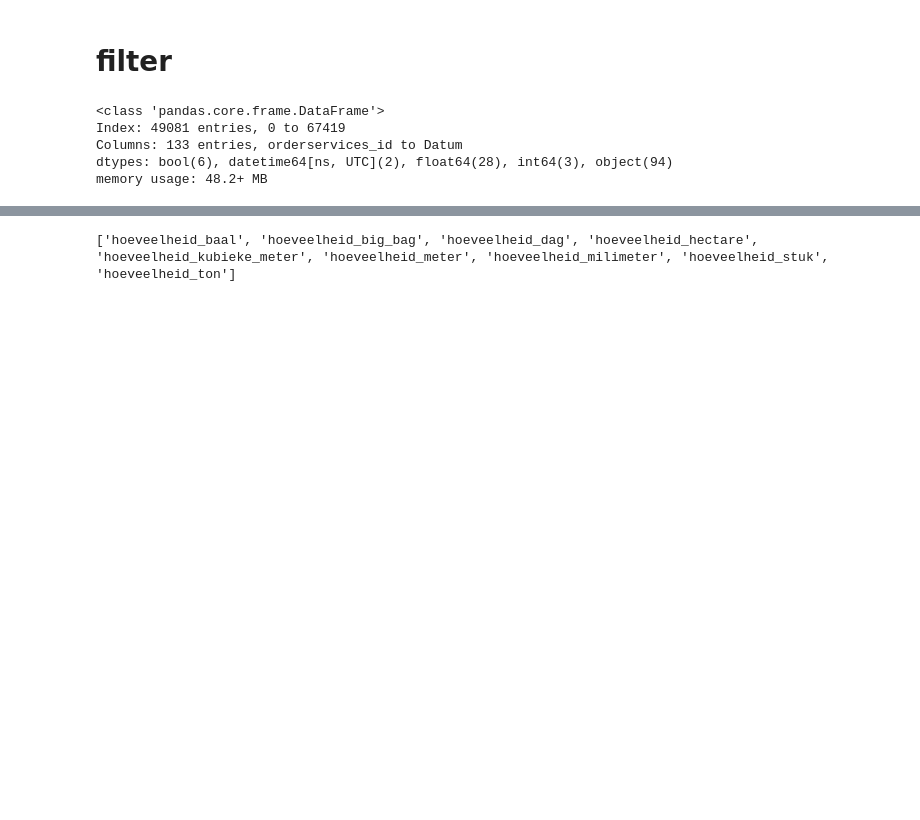
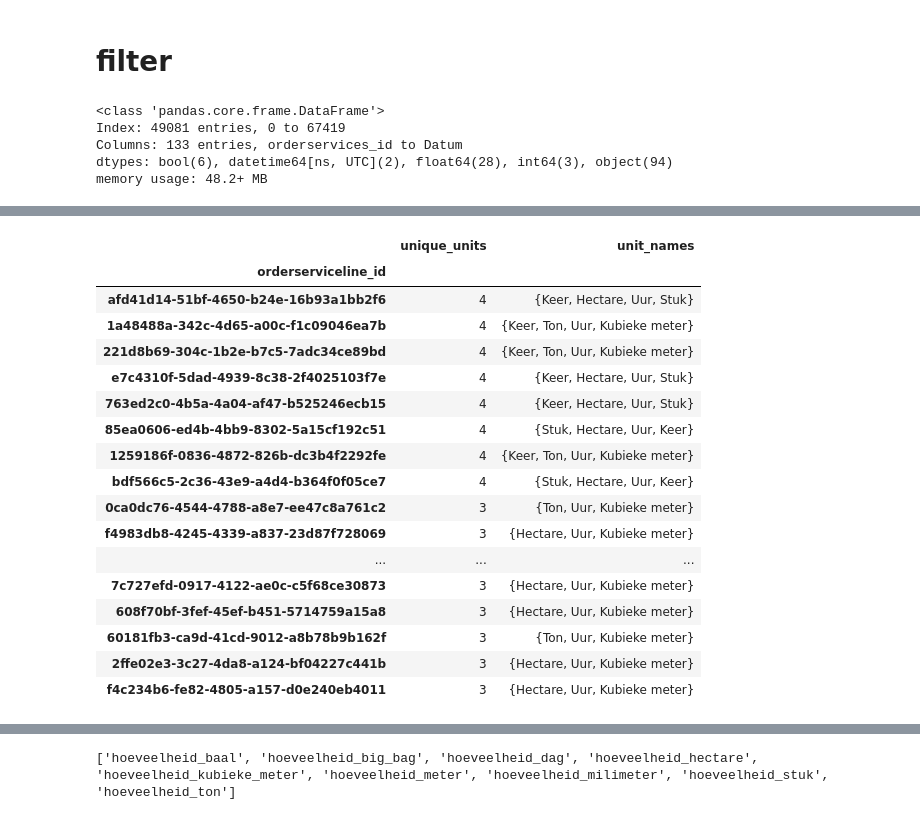
Before and after one commit to Samberkhout26/Data-gedreven-Resourceplanning-ondersteuning-python, a Jupyter notebook: notebooks/2.DataPrep/rister.ipynb, the cells around one changed output, grey strips where cells are left out. Drawn from its saved outputs; the diff is of its cells as text; code cells hidden in the pictures; blank space fills up the shorter version.

```diff
--- a/notebooks/2.DataPrep/rister.ipynb
+++ b/notebooks/2.DataPrep/rister.ipynb
@@ -983,0 +871,26 @@ Missing hoeveelheid columns treated as 0: ['hoeveelheid_big_bag', 'hoeveelheid_m
+# %%
+df["med_klant_gem_tijd"] = (
+    df.groupby(["EmployeeId", "ClientId"])["ManHourDuration"]
+    .expanding()
+    .mean()
+    .shift(1)
+    .reset_index(level=[0, 1, 2], drop=True)
+)
+# %%
+df["med_klant_snelheid"] = (
+    (df["med_klant_gem_tijd"] / df["med_gem_tijd"].replace(0, np.nan)).fillna(1.0).clip(0.1, 5.0)
+)
+# %%
+df["med_bewerking_gem_tijd"] = (
+    df.groupby(["EmployeeId", "ServiceId_x"])["ManHourDuration"]
+    .expanding()
+    .mean()
+    .shift(1)
+    .reset_index(level=[0, 1, 2], drop=True)
+)
+# %%
+df["med_bewerking_snelheid"] = (
+    (df["med_bewerking_gem_tijd"] / df["med_gem_tijd"].replace(0, np.nan))
+    .fillna(1.0)
+    .clip(0.1, 5.0)
+)
@@ -983,0 +910,31 @@ Missing hoeveelheid columns treated as 0: ['hoeveelheid_big_bag', 'hoeveelheid_m
+# %%
+top10 = (
+    df.groupby("orderserviceline_id")["UnitId"]
+    .nunique()
+    .sort_values(ascending=False)
+    .head(20)
+    .index
+)
+
+df[df["orderserviceline_id"].isin(top10)].groupby("orderserviceline_id").agg(
+    unique_units=("UnitId", "nunique"), unit_names=("unitsname", set)
+).sort_values("unique_units", ascending=False)
+# %% [output]
+|  | unique_units | unit_names |
+| orderserviceline_id |  |  |
+| afd41d14-51bf-4650-b24e-16b93a1bb2f6 | 4 | {Keer, Hectare, Uur, Stuk} |
+| 1a48488a-342c-4d65-a00c-f1c09046ea7b | 4 | {Keer, Ton, Uur, Kubieke meter} |
+| 221d8b69-304c-1b2e-b7c5-7adc34ce89bd | 4 | {Keer, Ton, Uur, Kubieke meter} |
+| e7c4310f-5dad-4939-8c38-2f4025103f7e | 4 | {Keer, Hectare, Uur, Stuk} |
+| 763ed2c0-4b5a-4a04-af47-b525246ecb15 | 4 | {Keer, Hectare, Uur, Stuk} |
+| 85ea0606-ed4b-4bb9-8302-5a15cf192c51 | 4 | {Stuk, Hectare, Uur, Keer} |
+| 1259186f-0836-4872-826b-dc3b4f2292fe | 4 | {Keer, Ton, Uur, Kubieke meter} |
+| bdf566c5-2c36-43e9-a4d4-b364f0f05ce7 | 4 | {Stuk, Hectare, Uur, Keer} |
+| 0ca0dc76-4544-4788-a8e7-ee47c8a761c2 | 3 | {Ton, Uur, Kubieke meter} |
+| f4983db8-4245-4339-a837-23d87f728069 | 3 | {Hectare, Uur, Kubieke meter} |
+| ... | ... | ... |
+| 7c727efd-0917-4122-ae0c-c5f68ce30873 | 3 | {Hectare, Uur, Kubieke meter} |
+| 608f70bf-3fef-45ef-b451-5714759a15a8 | 3 | {Hectare, Uur, Kubieke meter} |
+| 60181fb3-ca9d-41cd-9012-a8b78b9b162f | 3 | {Ton, Uur, Kubieke meter} |
+| 2ffe02e3-3c27-4da8-a124-bf04227c441b | 3 | {Hectare, Uur, Kubieke meter} |
+| f4c234b6-fe82-4805-a157-d0e240eb4011 | 3 | {Hectare, Uur, Kubieke meter} |
```
Also changed, not shown: parts of 82 cells of this notebook, 8 other files.
